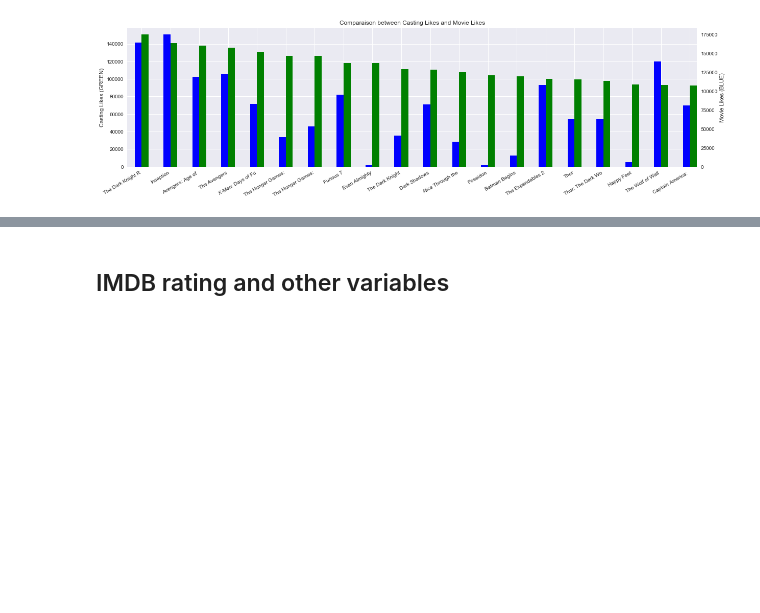
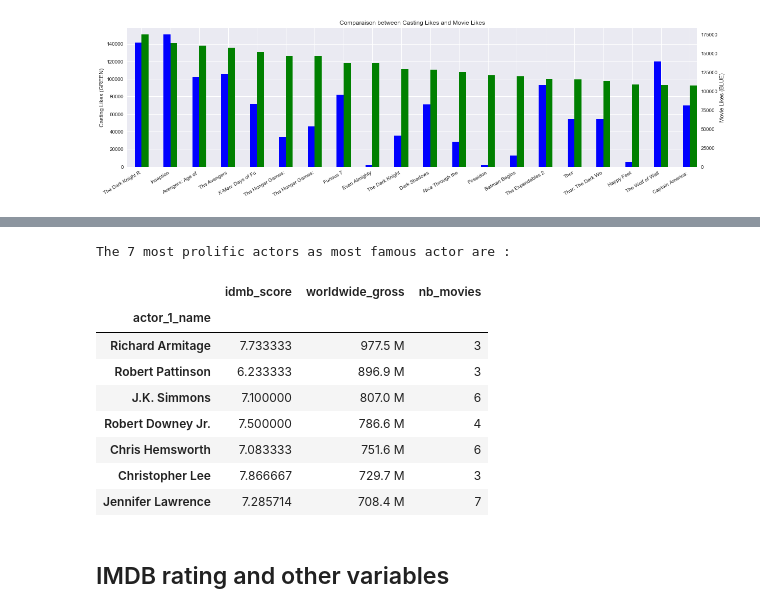
Before and after one commit to alexattia/Data-Science-Projects, a Jupyter notebook: KaggleMovieRating/Exploration.ipynb, the cells around one changed output, grey strips where cells are left out. Saved outputs shown, nothing was run; the diff lists cells and outputs as text; code cells hidden in the pictures; blank space fills up the shorter version.

```diff
--- a/KaggleMovieRating/Exploration.ipynb
+++ b/KaggleMovieRating/Exploration.ipynb
@@ -96,3 +188,22 @@ ax2.grid(False)
+# %%
+big_star = df.groupby(['actor_1_name'])['idmb_score', 'worldwide_gross'].mean().sort_values(['worldwide_gross', 'idmb_score'], ascending=False)
+big_star['nb_movies'] = big_star.index
+big_star['nb_movies'] = big_star['nb_movies'].map(df.groupby(['actor_1_name'])['movie_title'].count().to_dict())
+big_star['worldwide_gross'] = big_star['worldwide_gross'].apply(millify)
+top_k = 7
+print('The {} most prolific actors as most famous actor are :'.format(top_k))
+big_star[big_star.nb_movies >= 3].head(top_k)
+# %% [output]
+The 7 most prolific actors as most famous actor are :
+|  | idmb_score | worldwide_gross | nb_movies |
+| actor_1_name |  |  |  |
+| Richard Armitage | 7.733333 | 977.5 M | 3 |
+| Robert Pattinson | 6.233333 | 896.9 M | 3 |
+| J.K. Simmons | 7.100000 | 807.0 M | 6 |
+| Robert Downey Jr. | 7.500000 | 786.6 M | 4 |
+| Chris Hemsworth | 7.083333 | 751.6 M | 6 |
+| Christopher Lee | 7.866667 | 729.7 M | 3 |
+| Jennifer Lawrence | 7.285714 | 708.4 M | 7 |
 # %% [markdown]
 ## IMDB rating and other variables
 # %%
```
Also changed, not shown: parts of 10 cells of this notebook, 4 other files.
